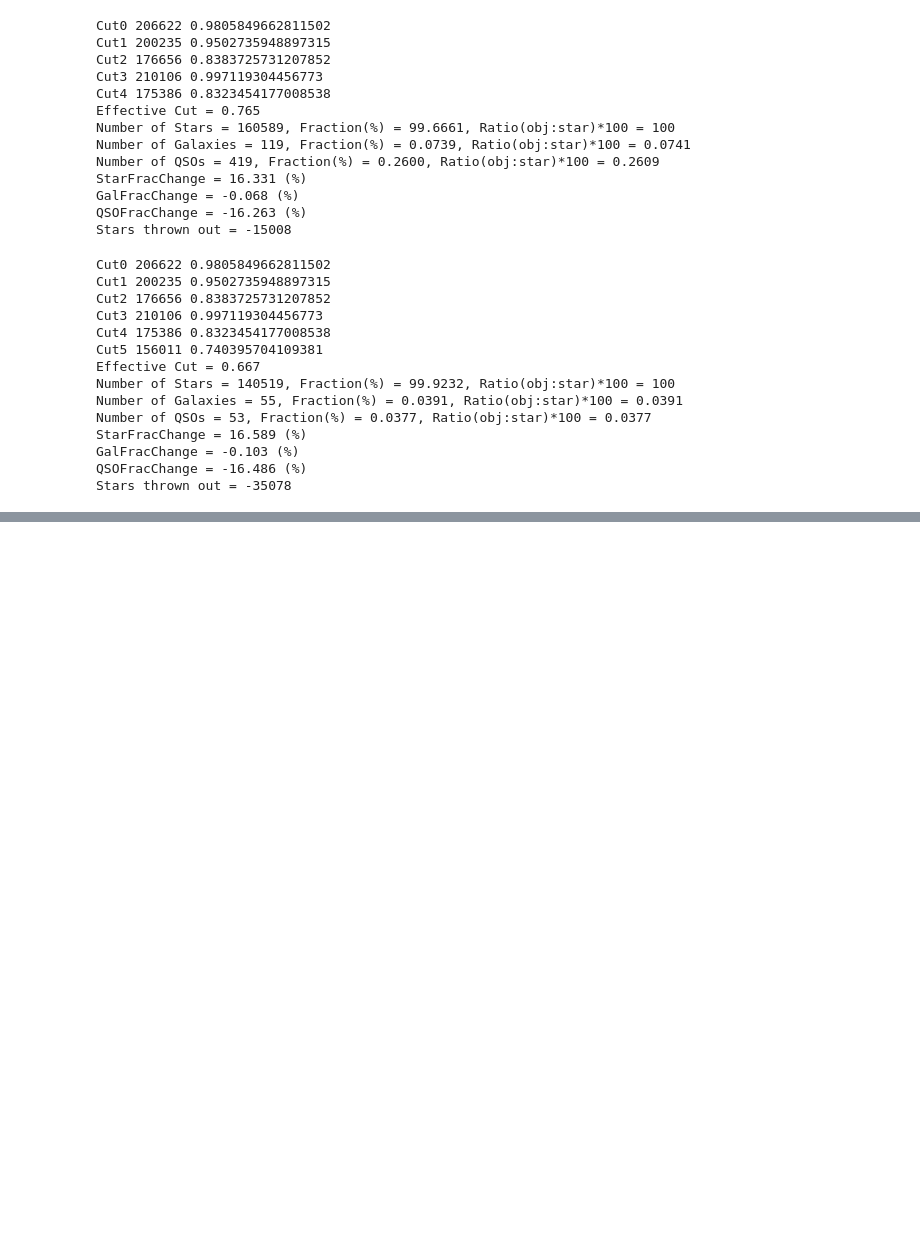
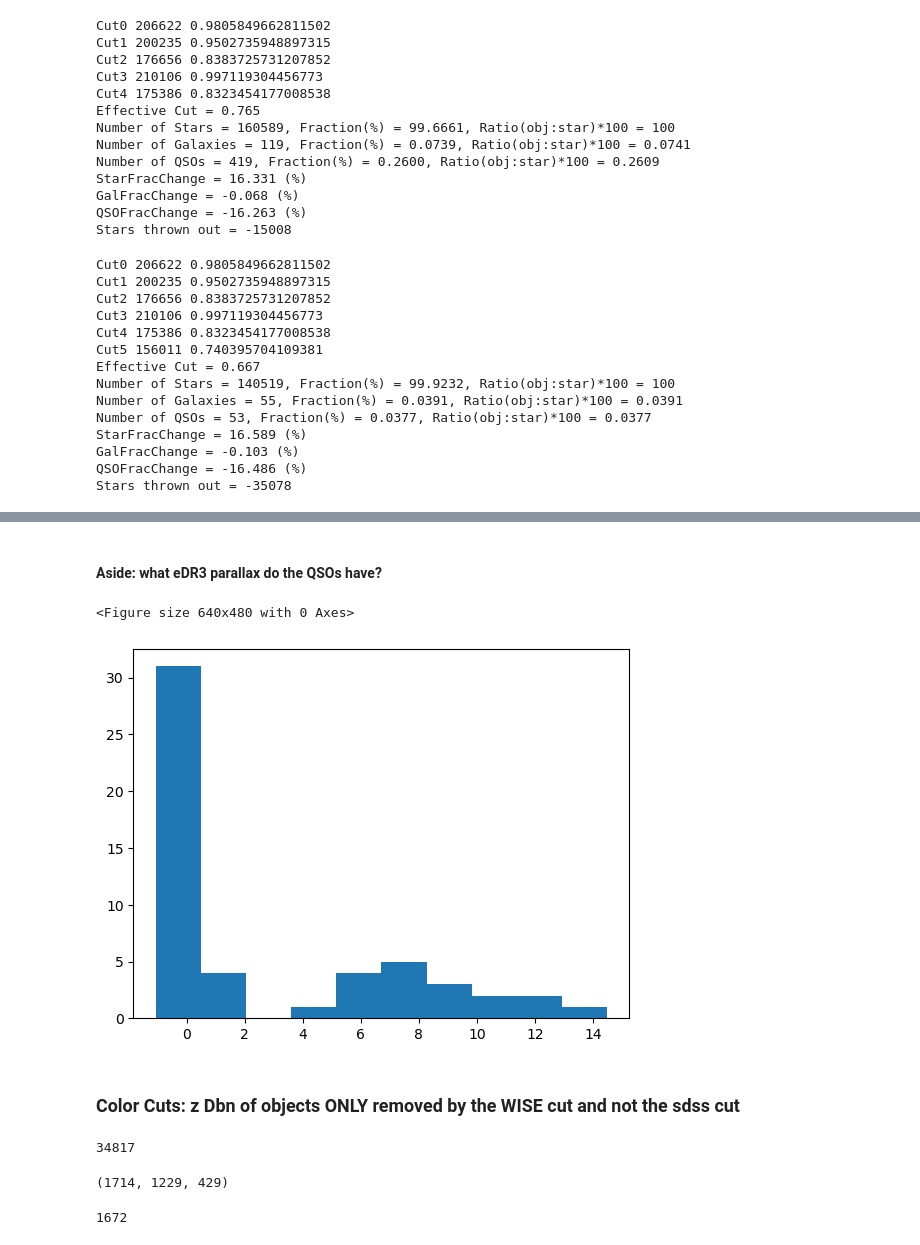
Before and after one commit to nmudur/HighLatMaps, a Jupyter notebook: notebooks_main1/spectra_matched/2_11_SpecChecks-wRetrained-16a.ipynb, the cells around one changed output, grey strips where cells are left out. Saved outputs shown, nothing was run; the diff lists cells and outputs as text; code cells hidden in the pictures; blank space fills up the shorter version.

```diff
--- a/notebooks_main1/spectra_matched/2_11_SpecChecks-wRetrained-16a.ipynb
+++ b/notebooks_main1/spectra_matched/2_11_SpecChecks-wRetrained-16a.ipynb
@@ -216,0 +221,2 @@ Stars thrown out = -35078
+# %%
+wisemodel = joblib.load('models/svm_panstarrs_quasarsep_balanced.joblib')
@@ -216,0 +246,2 @@ Stars thrown out = -35078
+# %%
+smodel = joblib.load('models/svm_sdss_quasarsep_unbalanced.joblib')
@@ -216,0 +302,10 @@ Stars thrown out = -35078
+# %%
+cuts_list = [('distmod_median_cut', {'mindm': 8}), ('dm_sigma_cut', {'maxsig': 1.5}),
+             ('wise_svmnondetectioncombinedcut', {'model': wisemodel}),
+             ('sdss_uvcut', {'model': smodel}), ('bayestar_chisq', {'maxchisq': 3.0})]
+
+
+final_cut = combine_cuts(df_goodspec, cuts_list)
+dfalt = df_goodspec.iloc[final_cut, :]
+spec_utils.print_obj_distribution(dfalt['sdss_dr17_specobj.CLASS'])
+spec_utils.print_delta_obj_distribution(df_goodspec['sdss_dr17_specobj.CLASS'], dfalt['sdss_dr17_specobj.CLASS'])
@@ -216,0 +326,12 @@ Stars thrown out = -35078
+# %% [markdown]
+#### Aside: what eDR3 parallax do the QSOs have?
+# %%
+qsomask = (dfalt['sdss_dr17_specobj.CLASS']==b'QSO').to_numpy()
+plt.figure()
+plt.hist(dfalt.iloc[qsomask]['gaia_edr3.parallax'].to_numpy())
+plt.show()
+# %% [output]
+<Figure size 640x480 with 0 Axes>
+[figure, added]
+# %% [markdown]
+### Color Cuts: z Dbn of objects ONLY removed by the WISE cut and not the sdss cut
@@ -216,0 +343,4 @@ Stars thrown out = -35078
+# %%
+len(df_qsos)
+# %% [output]
+34817
@@ -216,0 +353,8 @@ Stars thrown out = -35078
+# %%
+np.sum(wisenotsdss), np.sum(sdssnotwise), np.sum(wisecut*sdsscut)
+# %% [output]
+(1714, 1229, 429)
+# %%
+(df_qsos.iloc[wisenotsdss]['allwise.w1mpro']==0).sum()
+# %% [output]
+1672
```
Also changed, not shown: parts of 37 cells of this notebook, 9 other files.
